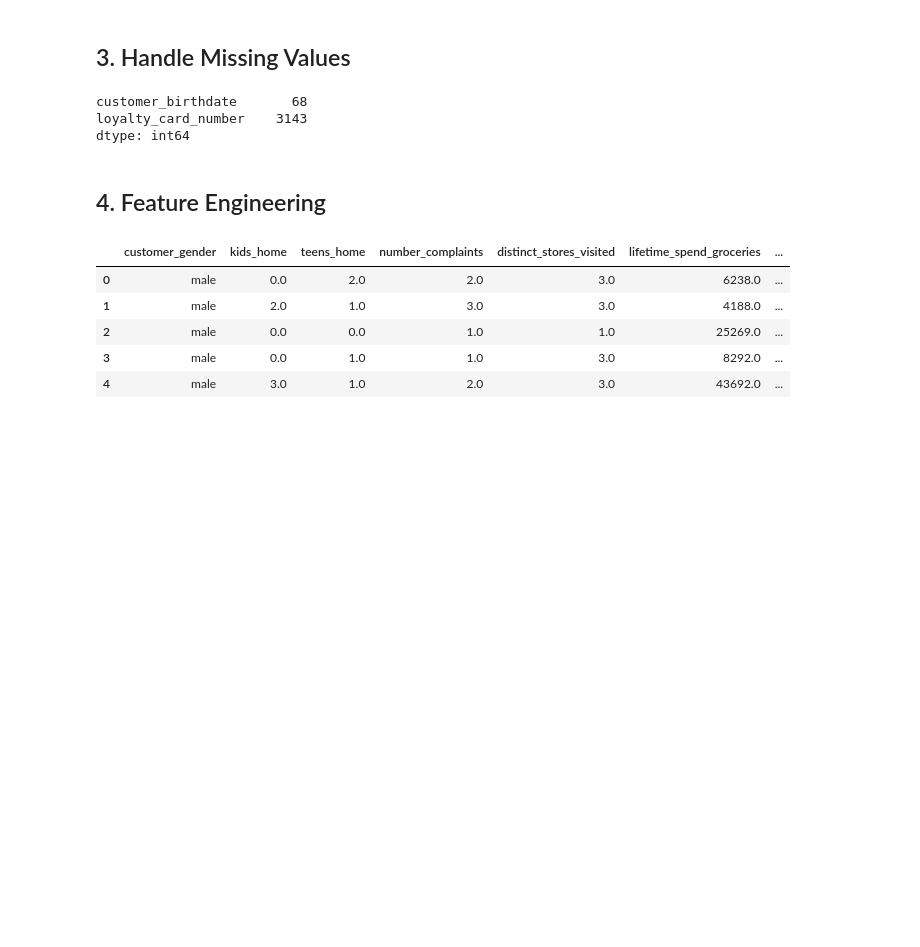
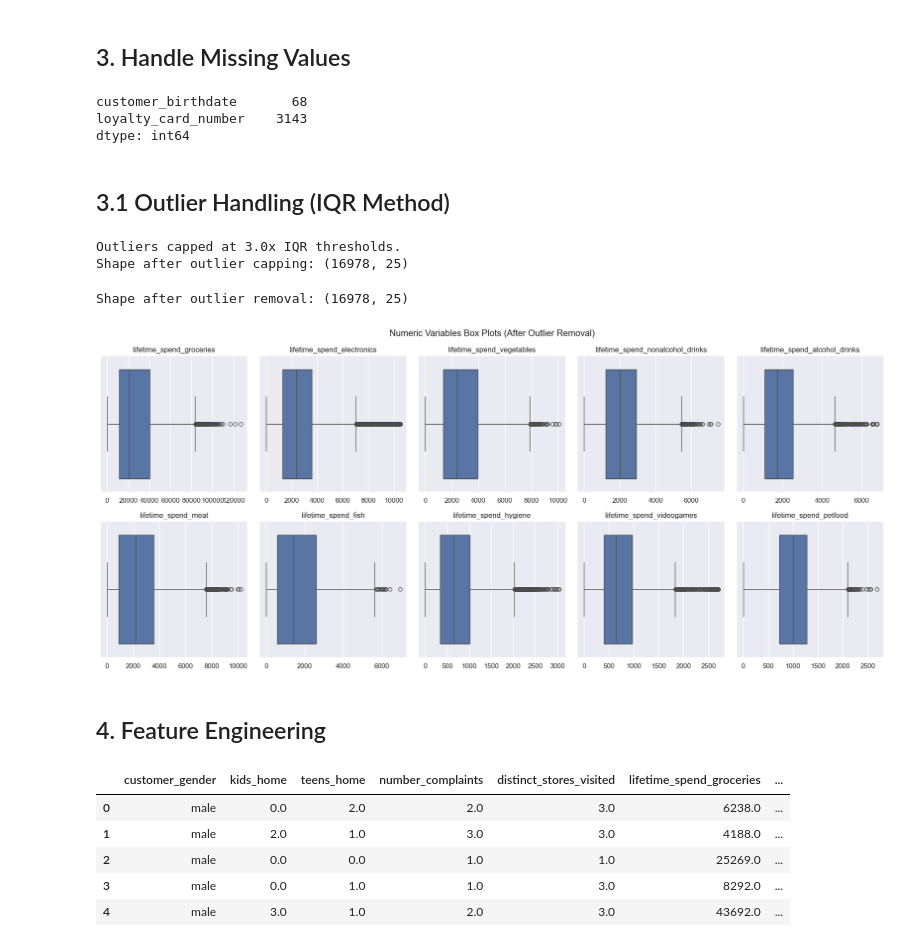
Before and after one commit to MateusAMP2119/CS-Project, a Jupyter notebook: 2_preprocessing.ipynb, the cells around one changed output. Saved outputs shown, nothing was run; the diff lists cells and outputs as text; code cells hidden in the pictures; blank space fills up the shorter version.

```diff
--- a/2_preprocessing.ipynb
+++ b/2_preprocessing.ipynb
@@ -92,6 +148,42 @@ print(df_clean.isnull().sum()[df_clean.isnull().sum() > 0])
 customer_birthdate       68
 loyalty_card_number    3143
 dtype: int64
+# %% [markdown]
+## 3.1 Outlier Handling (IQR Method)
+# %%
+def cap_outliers(data, feats, multiplier=3.0):
+    df_capped = data.copy()
+    q25 = df_capped[feats].quantile(0.25)
+    q75 = df_capped[feats].quantile(0.75)
+    iqr = (q75 - q25)
+    upper_lim = q75 + multiplier * iqr
+    lower_lim = q25 - multiplier * iqr
+
+    for col in feats:
+        if col in df_capped.columns:
+            df_capped[col] = np.where(df_capped[col] > upper_lim[col], upper_lim[col], df_capped[col])
+            df_capped[col] = np.where(df_capped[col] < lower_lim[col], lower_lim[col], df_capped[col])
+
+    print(f'Outliers capped at {multiplier}x IQR thresholds.')
+    return df_capped
+
+# Apply IQR capping on spending columns mainly
+spending_cols = [c for c in numerical_cols if 'lifetime_spend' in c]
+if spending_cols:
+    # Using 3.0 multiplier for capping based on analysis
+    df_clean = cap_outliers(df_clean, spending_cols, multiplier=3.0)
+    print('Shape after outlier capping:', df_clean.shape)
+# %% [output]
+Outliers capped at 3.0x IQR thresholds.
+Shape after outlier capping: (16978, 25)
+# %%
+
+# Visualize data after outlier removal
+print("Shape after outlier removal:", df_clean.shape)
+plot_multiple_boxplots(df_clean, spending_cols, title="Numeric Variables Box Plots (After Outlier Removal)")
+# %% [output]
+Shape after outlier removal: (16978, 25)
+[figure, added]
 # %% [markdown]
 ## 4. Feature Engineering
 # %%
```
Also changed, not shown: parts of 10 cells of this notebook, 5 other files.
